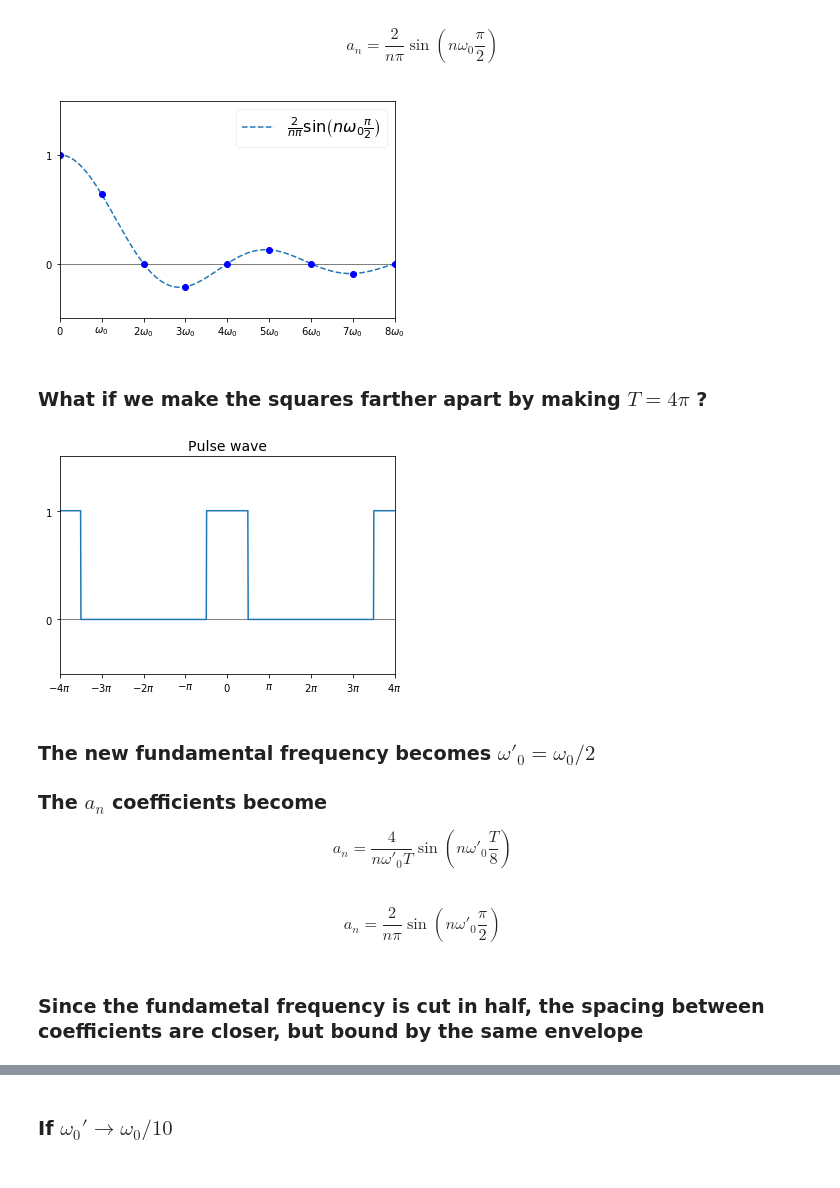
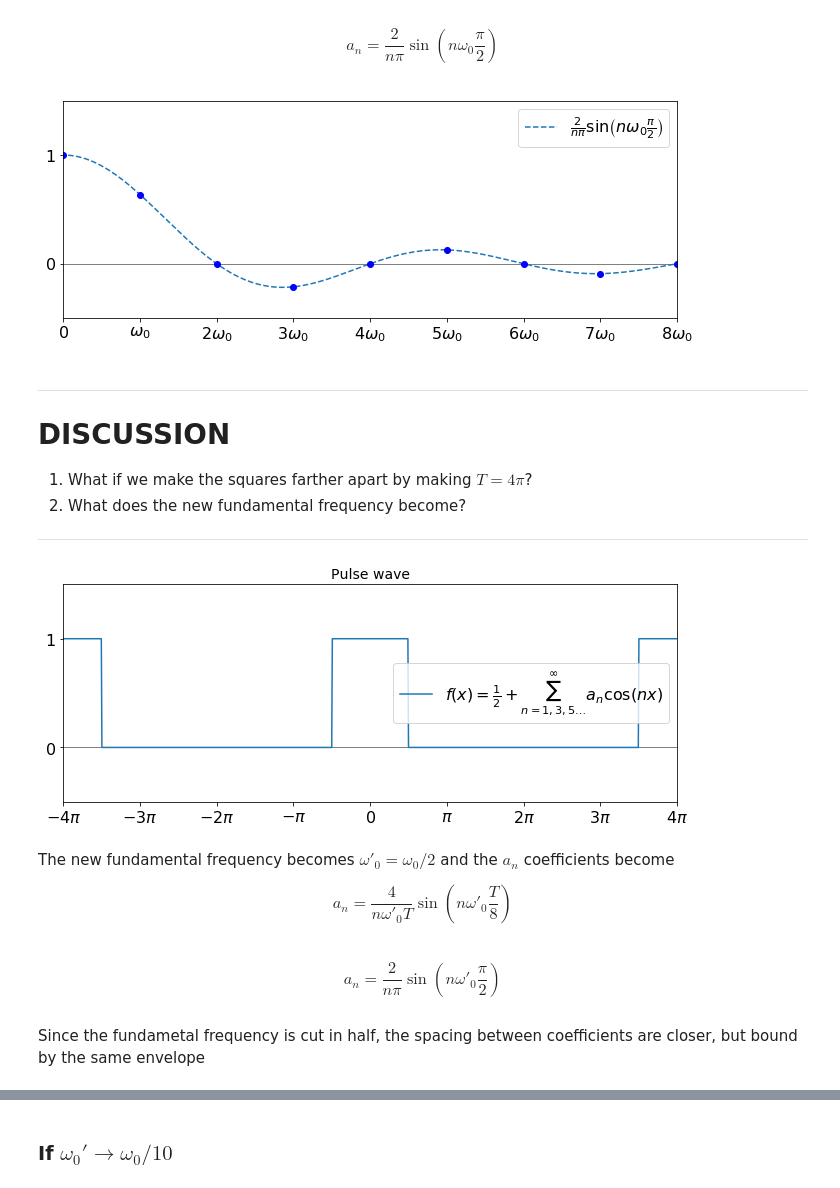
Before and after one commit to UChicagoPhysics/PHYS250, a Jupyter notebook: Examples/Fourier-Series.ipynb, the cells around one changed output, grey strips where cells are left out. Drawn from its saved outputs; the diff is of its cells as text; code cells hidden in the pictures.

```diff
--- a/Examples/Fourier-Series.ipynb
+++ b/Examples/Fourier-Series.ipynb
@@ -98,44 +105,53 @@ $$
 # %%
 plt.axhline(0, color='gray', lw=1)
 plt.plot(x, 2/(x*pi) * np.sin(x * pi/2), '--', label=r'$\frac{2}{n\pi}\sin \left( n\omega_0 \frac{\pi}{2} \right)$')
 
 an = [2/(n*pi) * np.sin(n * pi/2) for n in range(1, 10)]
 
 plt.plot(0, 1, 'bo')
 plt.plot(range(1, 10), an, 'bo')
 
 plt.yticks([-1, 0, 1, 2], ['$-1$', '$0$', '$1$', '$2$'])
 plt.xticks(list(range(9)),
           ['$0$', '$\omega_0$', '$2\omega_0$', '$3\omega_0$', '$4\omega_0$',
            '$5\omega_0$', '$6\omega_0$', '$7\omega_0$', '$8\omega_0$'])
 
 plt.xlim(0, 8)
 plt.ylim(-0.5, 1.5)
-plt.legend(fontsize=16, fancybox=True, framealpha=0.3, loc='best')
+plt.legend(fontsize=16, fancybox=True, loc='best')
 plt.show()
 # %% [output]
-[figure, old version]
+[figure, new version]
 # %% [markdown]
-### What if we make the squares farther apart by making $T=4\pi$ ?
+---
+
+# DISCUSSION
+
+1. What if we make the squares farther apart by making $T=4\pi$?
+1. What does the new fundamental frequency become?
+
+---
 # %%
 plt.axhline(0, color='gray', lw=1)
 x = np.linspace(-4*pi, 4*pi, 1000)
+
 f = (0.5 + 0.5 * signal.square(x + pi/2)) * (0.5 + 0.5 * signal.square(x/2 + pi/2))
-plt.plot(x, f, lw=1.5)
+
+plt.plot(x, f, lw=1.5, label=r'$f(x)=\frac{1}{2} + \sum_{n=1,3,5\ldots}^{\infty}a_n \cos(nx)$')
+
 plt.yticks([-1, 0, 1], ['$-1$', '$0$', '$1$'])
 plt.xticks([-4*pi, -3*pi, -2*pi, -1*pi, 0, pi, 2*pi, 3*pi, 4*pi],
           ['$-4\pi$', '$-3\pi$', '$-2\pi$', '$-\pi$', '$0$', '$\pi$', '$2\pi$', '$3\pi$', '$4\pi$'])
 plt.rcParams.update({'font.size': 16})
 plt.xlim(-4*pi, 4*pi)
 plt.ylim(-0.5, 1.5)
-plt.rcParams['figure.figsize'] = (11, 4)
 plt.title('Pulse wave', fontsize=14)
+plt.legend(fontsize=16, fancybox=True, loc='best')
 plt.show()
 # %% [output]
-[figure, old version]
+[figure, new version]
 # %% [markdown]
-### The new fundamental frequency becomes $\omega'_0 =\omega_0/2$
-### The $a_n$ coefficients become
+The new fundamental frequency becomes $\omega'_0 =\omega_0/2$ and the $a_n$ coefficients become
 
 $$
 a_n = \frac{4}{n\omega'_0 T} \sin \left(n\omega'_0\frac{T}{8}\right)
@@ -145,7 +161,7 @@ $$
 a_n = \frac{2}{n\pi} \sin \left(n \omega'_0 \frac{\pi}{2} \right)
 $$
 # %% [markdown]
-### Since the fundametal frequency is cut in half, the spacing between coefficients are closer, but bound by the same envelope
+Since the fundametal frequency is cut in half, the spacing between coefficients are closer, but bound by the same envelope
 # %%
 plt.axhline(0, color='gray', lw=1)
 plt.plot(x, 2/(x*pi) * np.sin(x * pi/2), '--')
```
Also changed, not shown: parts of 11 cells of this notebook.
